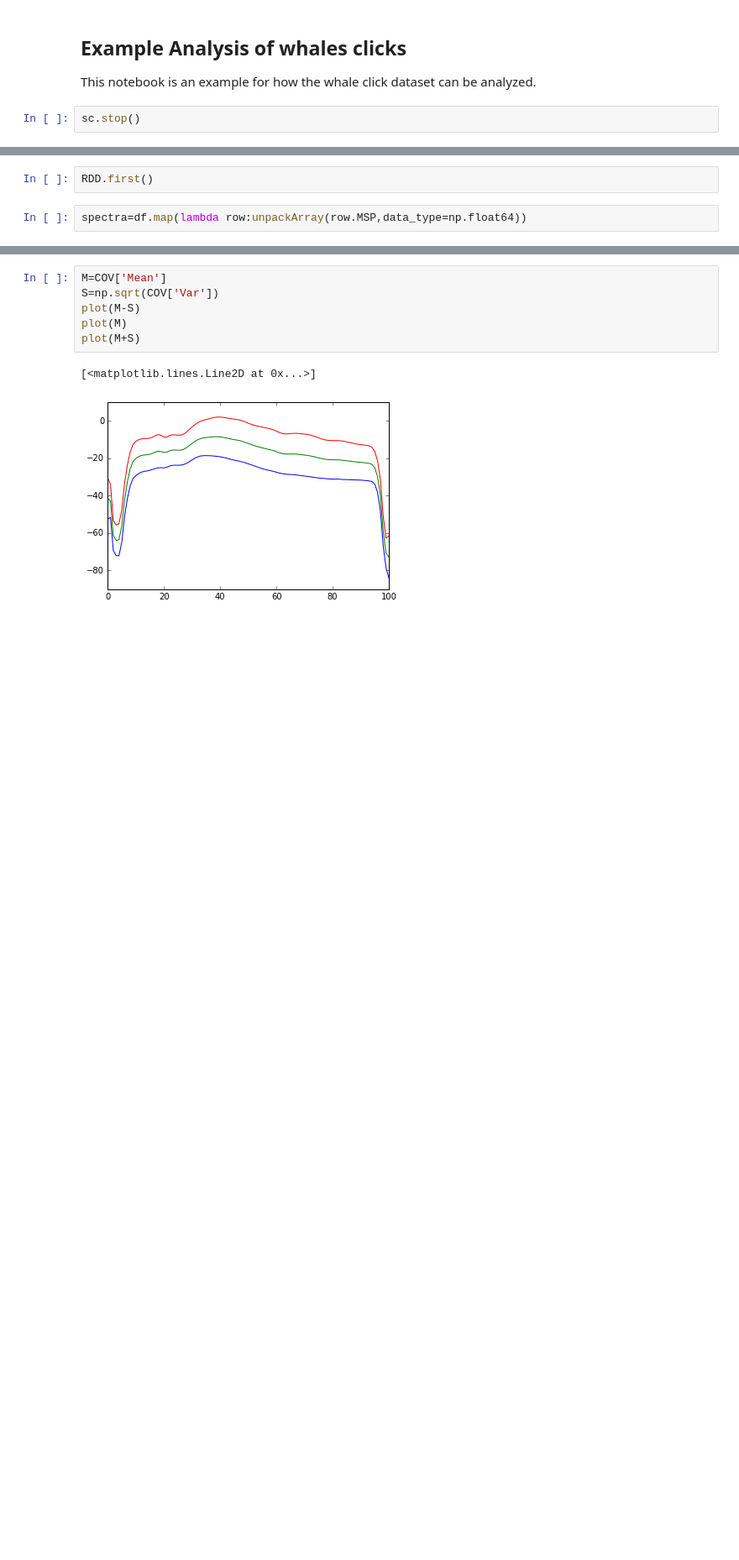
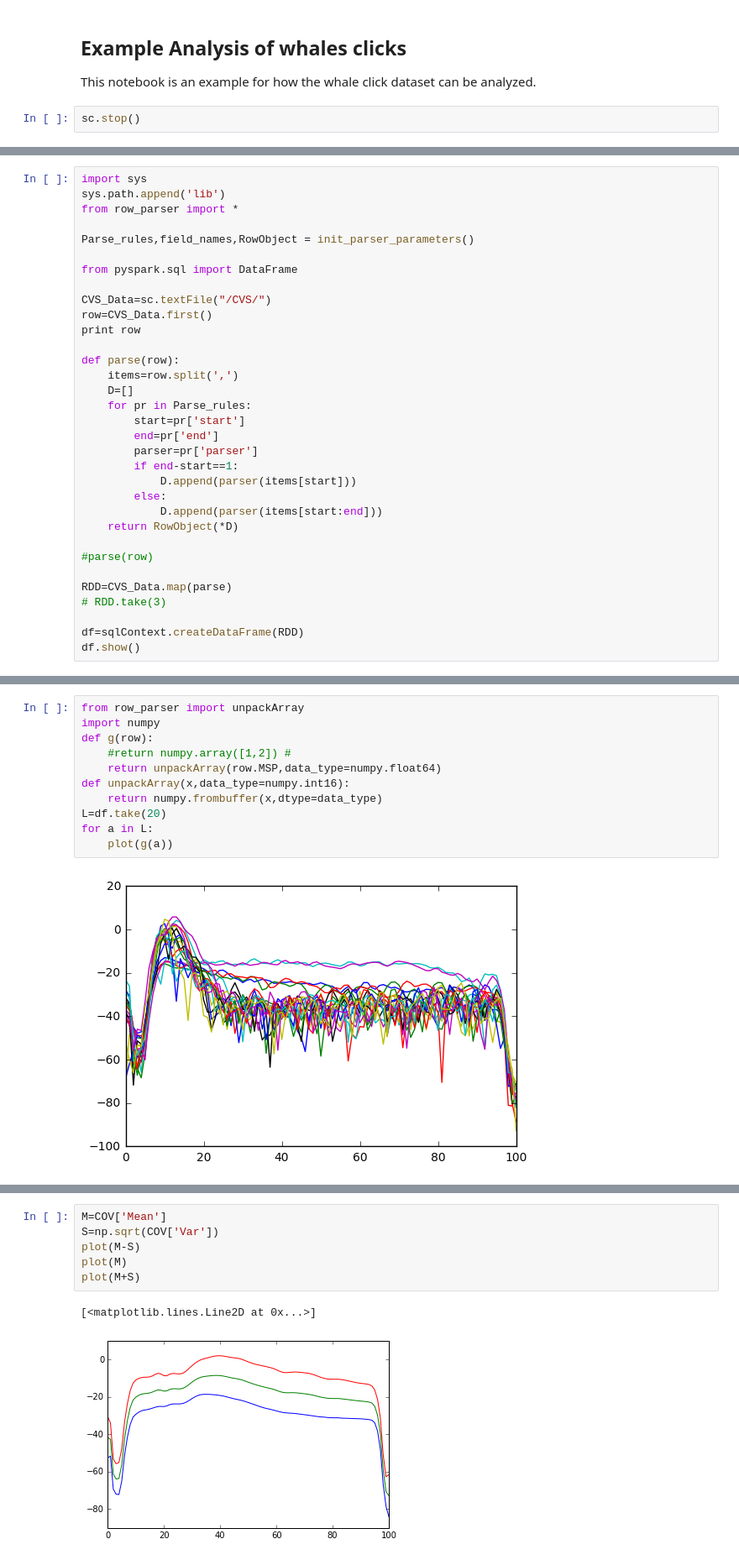
Before and after one commit to yoavfreund/BeakedWhaleClassification, a Jupyter notebook: Whales_Analysis.ipynb, the cells around one changed output, grey strips where cells are left out. Shown at 84% size. Cells and saved outputs as stored; diff of their text form; blank space fills up the shorter version.

```diff
--- a/Whales_Analysis.ipynb
+++ b/Whales_Analysis.ipynb
@@ -72,0 +43,33 @@ RDD.first()
+# %%
+import sys
+sys.path.append('lib')
+from row_parser import *
+
+Parse_rules,field_names,RowObject = init_parser_parameters()
+
+from pyspark.sql import DataFrame
+
+CVS_Data=sc.textFile("/CVS/")
+row=CVS_Data.first()
+print row
+
+def parse(row):
+    items=row.split(',')
+    D=[]
+    for pr in Parse_rules:
+        start=pr['start']
+        end=pr['end']
+        parser=pr['parser']
+        if end-start==1:
+            D.append(parser(items[start]))
+        else:
+            D.append(parser(items[start:end]))
+    return RowObject(*D)
+
+#parse(row)
+
+RDD=CVS_Data.map(parse)
+# RDD.take(3)
+
+df=sqlContext.createDataFrame(RDD)
+df.show()
@@ -83,4 +107,13 @@ time()-t0
-# %%
-RDD.first()
-# %%
-spectra=df.map(lambda row:unpackArray(row.MSP,data_type=np.float64))
+# %%
+from row_parser import unpackArray
+import numpy
+def g(row):
+    #return numpy.array([1,2]) #
+    return unpackArray(row.MSP,data_type=numpy.float64)
+def unpackArray(x,data_type=numpy.int16):
+    return numpy.frombuffer(x,dtype=data_type)
+L=df.take(20)
+for a in L:
+    plot(g(a))
+# %% [output]
+[figure, added]
```
Also changed, not shown: parts of 15 cells of this notebook, 4 other files.
